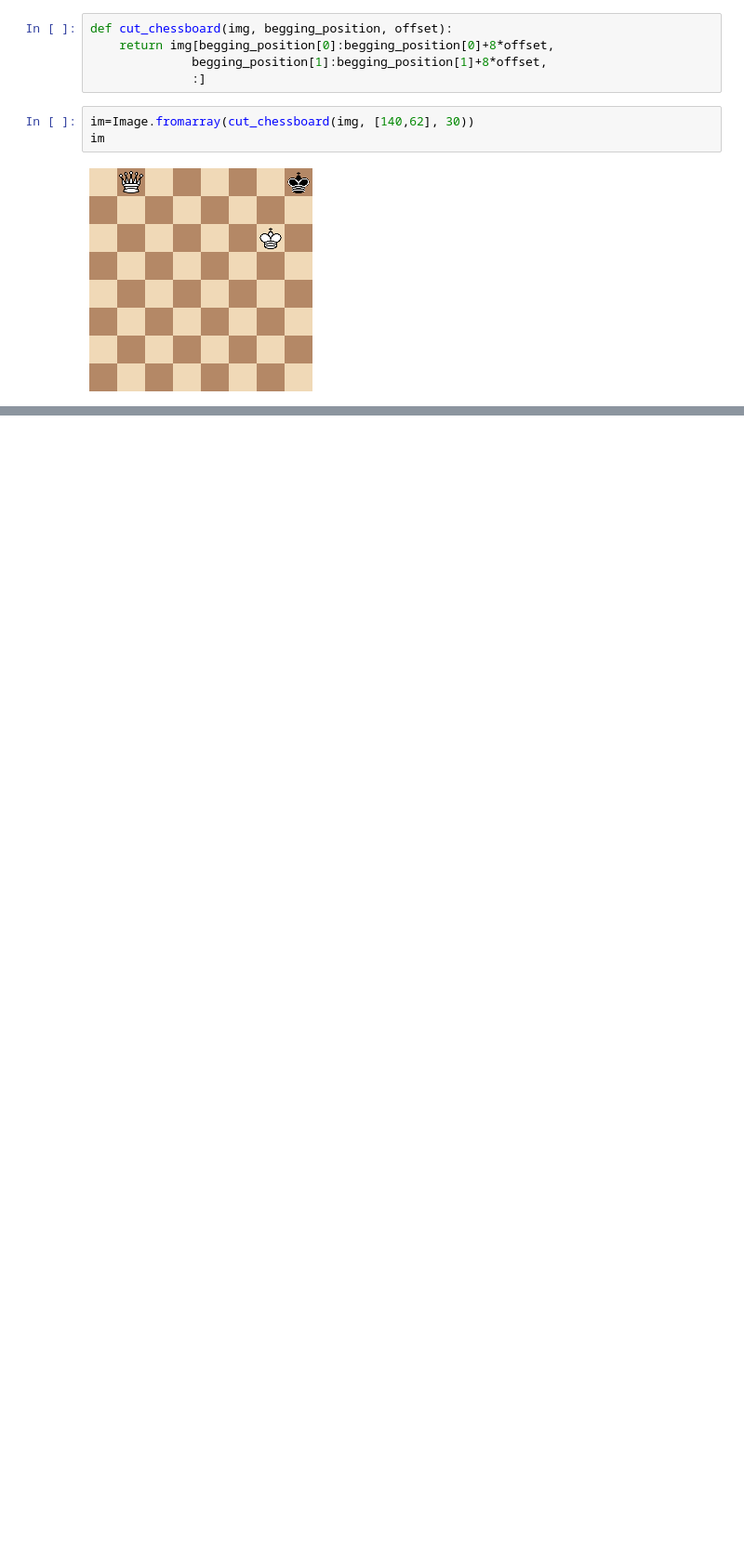
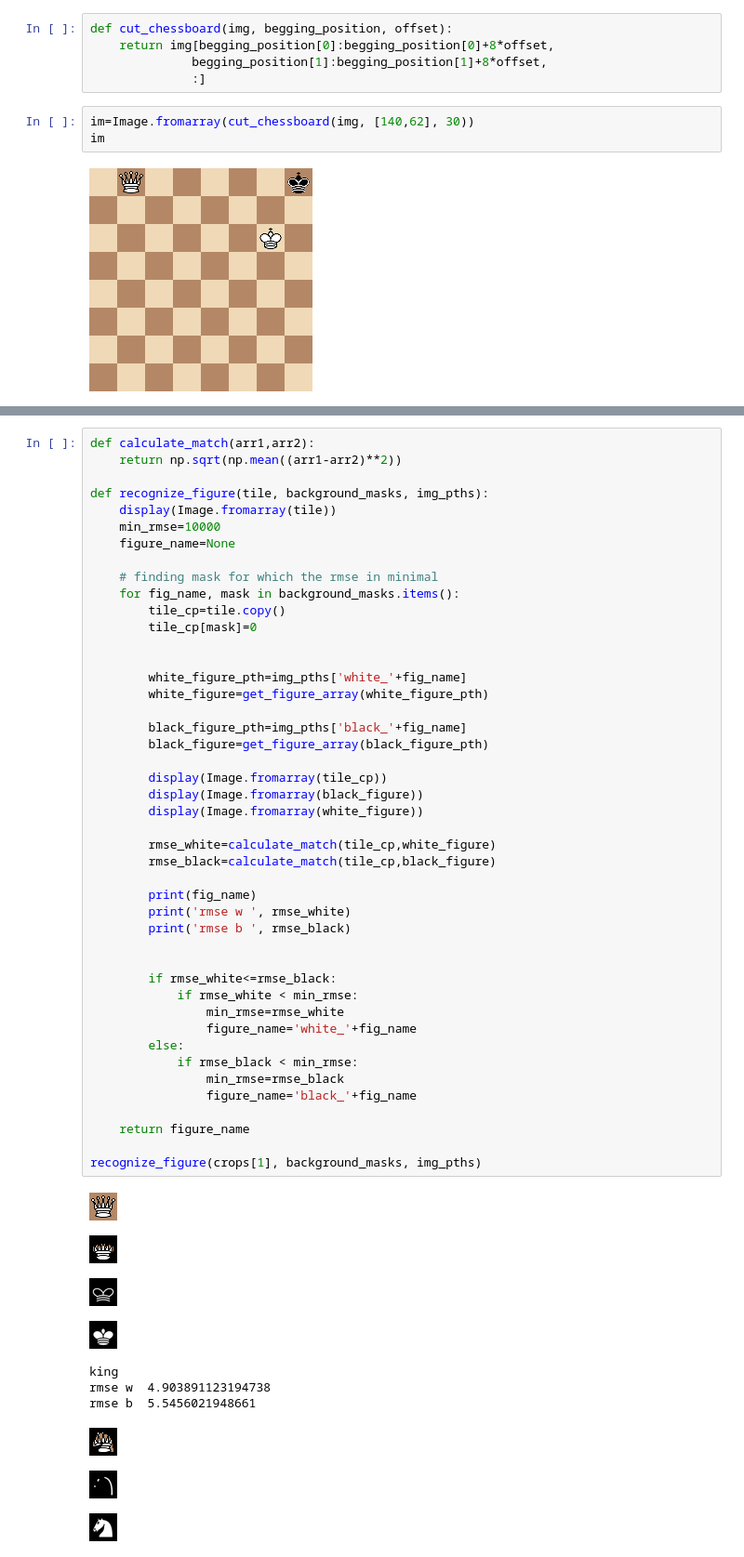
Before and after one commit to bkoch4142/petnica-ml7, a Jupyter notebook: checkmate/Untitled.ipynb, the cells around one changed output, grey strips where cells are left out. Shown at 93% size. Cells and saved outputs as stored; diff of their text form; blank space fills up the shorter version.

```diff
--- a/checkmate/Untitled.ipynb
+++ b/checkmate/Untitled.ipynb
@@ -242,0 +209,56 @@ ma.masked_greated(a,)
+# %%
+def calculate_match(arr1,arr2):
+    return np.sqrt(np.mean((arr1-arr2)**2))
+
+def recognize_figure(tile, background_masks, img_pths):
+    display(Image.fromarray(tile))
+    min_rmse=10000
+    figure_name=None
+
+    # finding mask for which the rmse in minimal
+    for fig_name, mask in background_masks.items():
+        tile_cp=tile.copy()
+        tile_cp[mask]=0
+
+
+        white_figure_pth=img_pths['white_'+fig_name]
+        white_figure=get_figure_array(white_figure_pth)
+
+        black_figure_pth=img_pths['black_'+fig_name]
+        black_figure=get_figure_array(black_figure_pth)
+
+        display(Image.fromarray(tile_cp))
+        display(Image.fromarray(black_figure))
+        display(Image.fromarray(white_figure))
+
+        rmse_white=calculate_match(tile_cp,white_figure)
+        rmse_black=calculate_match(tile_cp,black_figure)
+
+        print(fig_name)
+        print('rmse w ', rmse_white)
+        print('rmse b ', rmse_black)
+
+
+        if rmse_white<=rmse_black:
+            if rmse_white < min_rmse:
+                min_rmse=rmse_white
+                figure_name='white_'+fig_name
+        else:
+            if rmse_black < min_rmse:
+                min_rmse=rmse_black
+                figure_name='black_'+fig_name
+
+    return figure_name
+
+recognize_figure(crops[1], background_masks, img_pths)
+# %% [output]
+[figure, added]
+[figure, added]
+[figure, added]
+[figure, added]
+king
+rmse w  4.903891123194738
+rmse b  5.5456021948661
+[figure, added]
+[figure, added]
+[figure, added]
```
Also changed, not shown: parts of 23 cells of this notebook.
